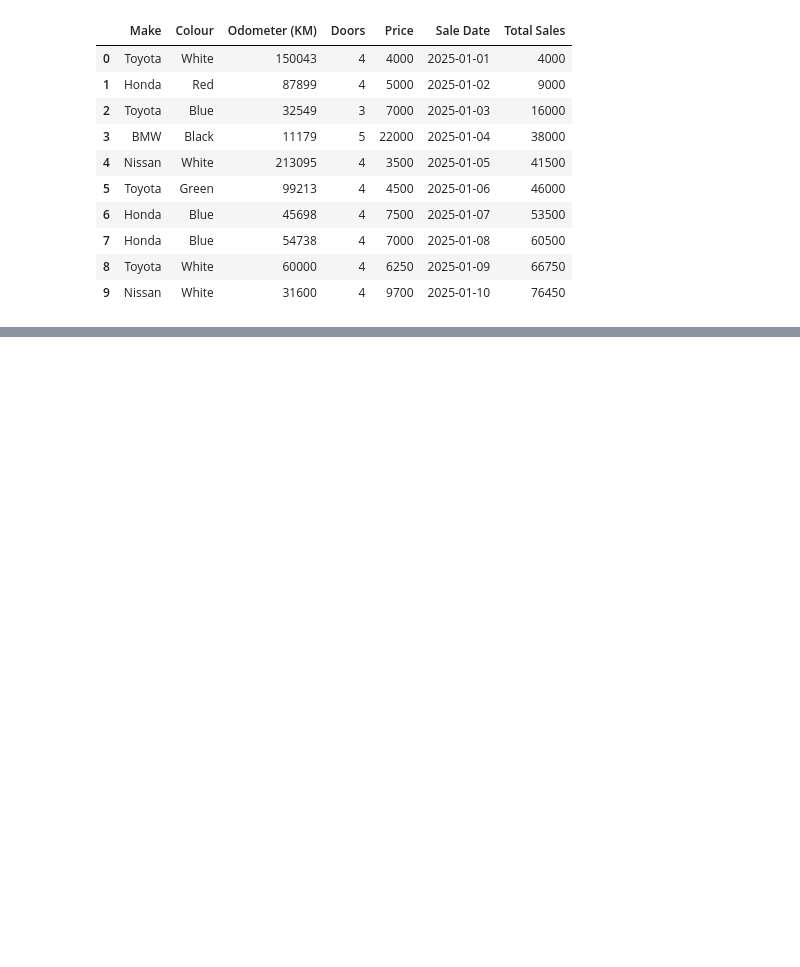
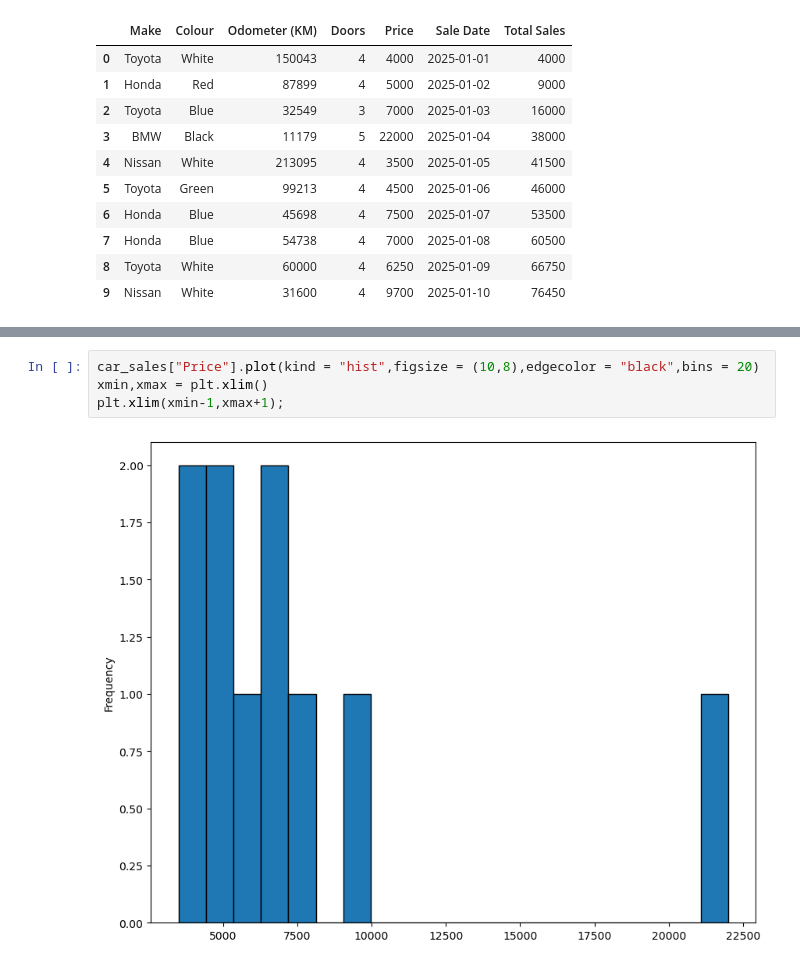
Before and after one commit to mlcodr/Ongoing-ML, a Jupyter notebook: Matplotlib_Here/mat_3.ipynb, the cells around one changed output, grey strips where cells are left out. Drawn from its saved outputs; the diff is of its cells as text; blank space fills up the shorter version.

```diff
--- a/Matplotlib_Here/mat_3.ipynb
+++ b/Matplotlib_Here/mat_3.ipynb
@@ -92,0 +116,6 @@ car_sales
+# %%
+car_sales["Price"].plot(kind = "hist",figsize = (10,8),edgecolor = "black",bins = 20)
+xmin,xmax = plt.xlim()
+plt.xlim(xmin-1,xmax+1);
+# %% [output]
+[figure, added]
```
Also changed, not shown: parts of 21 cells of this notebook, 3 other files.
